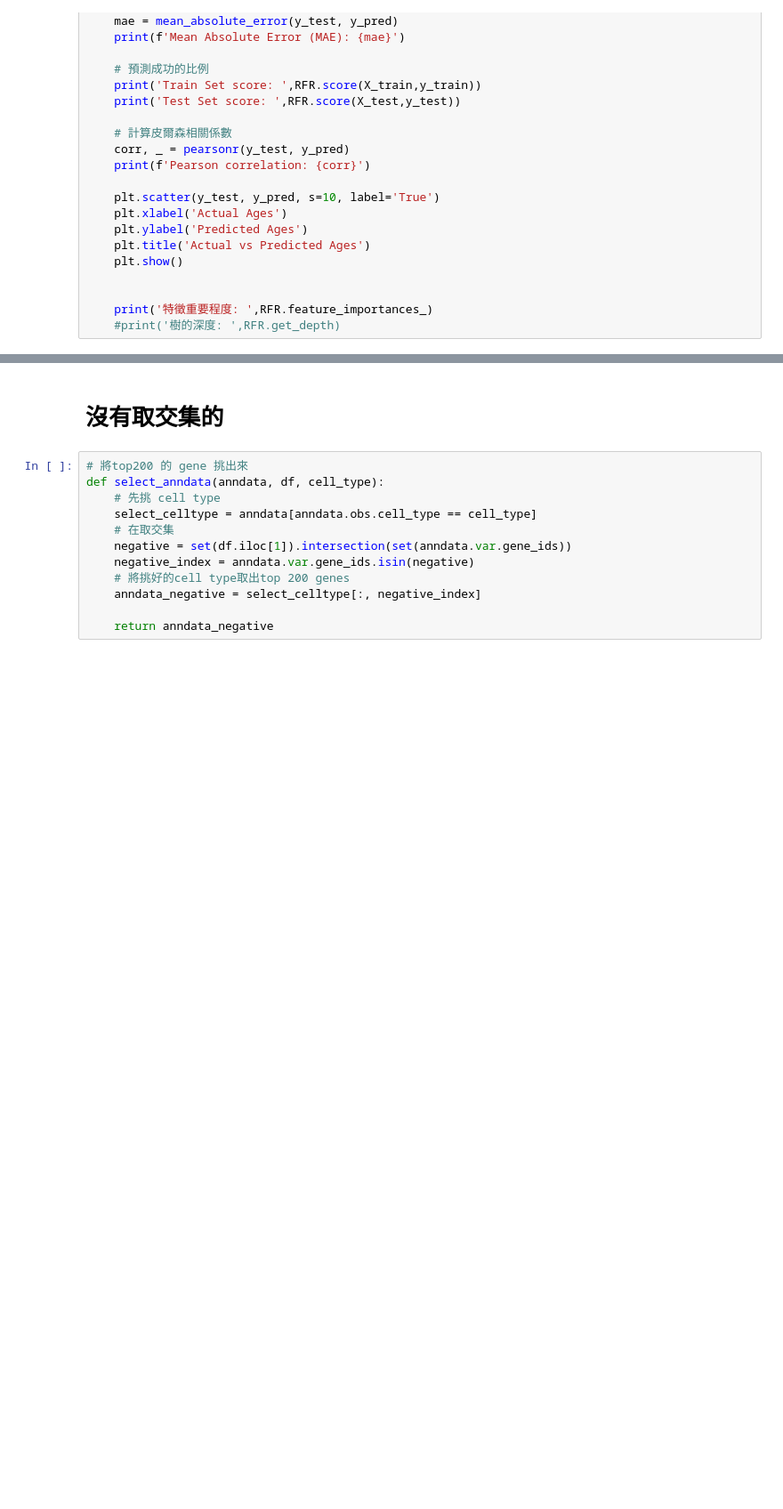
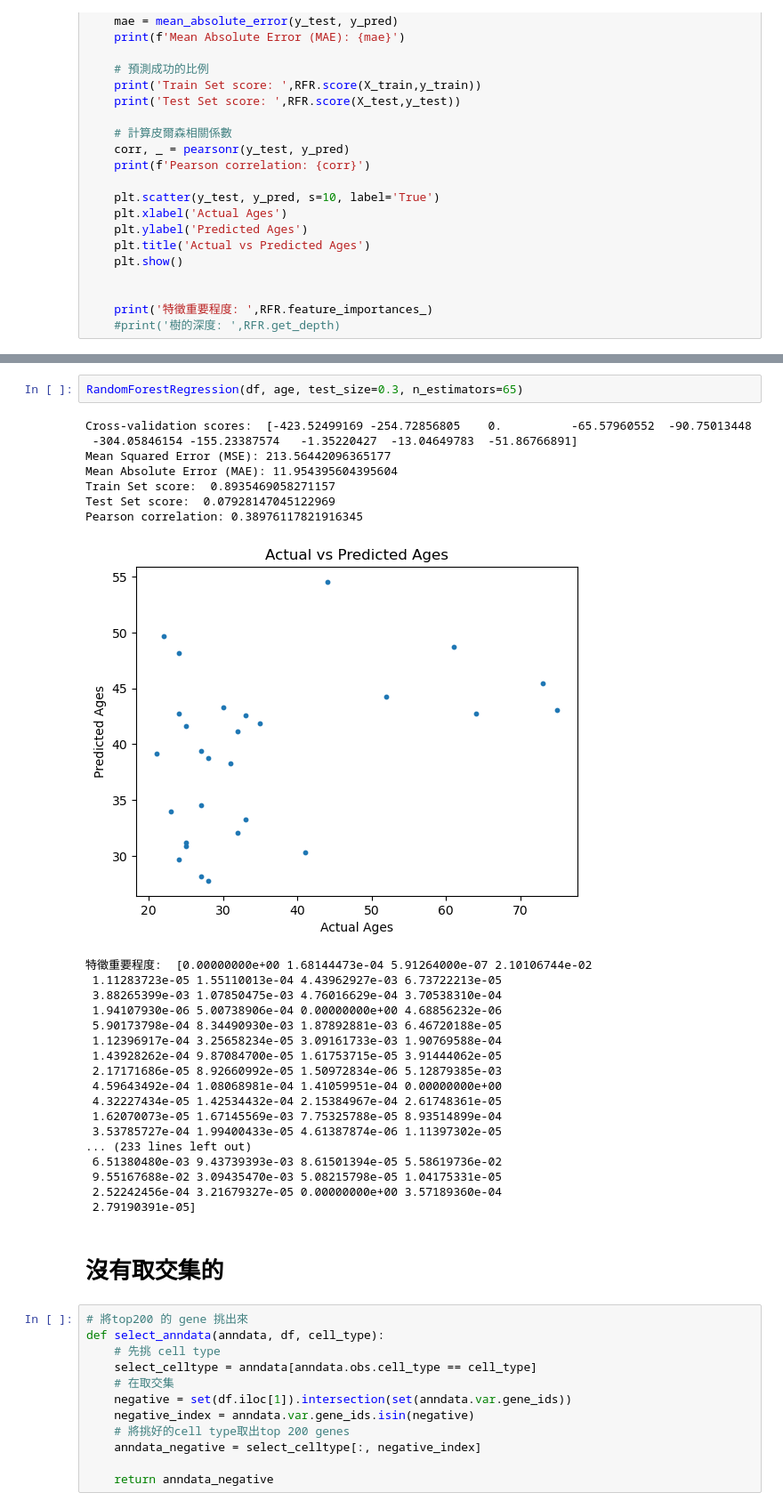
Before and after one commit to benson8902/Research, a Jupyter notebook: Code/Step7 XGBR_20240122.ipynb, the cells around one changed output, grey strips where cells are left out. Shown at 89% size. Cells and saved outputs as stored; diff of their text form; blank space fills up the shorter version.

```diff
--- a/Code/Step7 XGBR_20240122.ipynb
+++ b/Code/Step7 XGBR_20240122.ipynb
@@ -428,3 +483,31 @@ Pearson correlation: 0.8054190036303192
+# %%
+RandomForestRegression(df, age, test_size=0.3, n_estimators=65)
+# %% [output]
+Cross-validation scores:  [-423.52499169 -254.72856805    0.          -65.57960552  -90.75013448
+ -304.05846154 -155.23387574   -1.35220427  -13.04649783  -51.86766891]
+Mean Squared Error (MSE): 213.56442096365177
+Mean Absolute Error (MAE): 11.954395604395604
+Train Set score:  0.8935469058271157
+Test Set score:  0.07928147045122969
+Pearson correlation: 0.38976117821916345
+[figure, added]
+特徵重要程度:  [0.00000000e+00 1.68144473e-04 5.91264000e-07 2.10106744e-02
+ 1.11283723e-05 1.55110013e-04 4.43962927e-03 6.73722213e-05
+ 3.88265399e-03 1.07850475e-03 4.76016629e-04 3.70538310e-04
+ 1.94107930e-06 5.00738906e-04 0.00000000e+00 4.68856232e-06
+ 5.90173798e-04 8.34490930e-03 1.87892881e-03 6.46720188e-05
+ 1.12396917e-04 3.25658234e-05 3.09161733e-03 1.90769588e-04
+ 1.43928262e-04 9.87084700e-05 1.61753715e-05 3.91444062e-05
+ 2.17171686e-05 8.92660992e-05 1.50972834e-06 5.12879385e-03
+ 4.59643492e-04 1.08068981e-04 1.41059951e-04 0.00000000e+00
+ 4.32227434e-05 1.42534432e-04 2.15384967e-04 2.61748361e-05
+ 1.62070073e-05 1.67145569e-03 7.75325788e-05 8.93514899e-04
+ 3.53785727e-04 1.99400433e-05 4.61387874e-06 1.11397302e-05
+... (233 lines left out)
+ 6.51380480e-03 9.43739393e-03 8.61501394e-05 5.58619736e-02
+ 9.55167688e-02 3.09435470e-03 5.08215798e-05 1.04175331e-05
+ 2.52242456e-04 3.21679327e-05 0.00000000e+00 3.57189360e-04
+ 2.79190391e-05]
 # %% [markdown]
 # 沒有取交集的
 # %%
```
Also changed, not shown: parts of 25 cells of this notebook, 1 other file.
